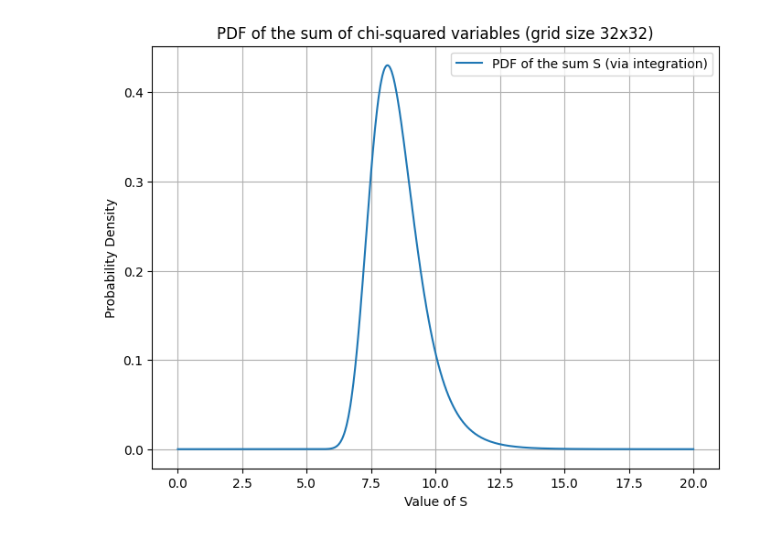
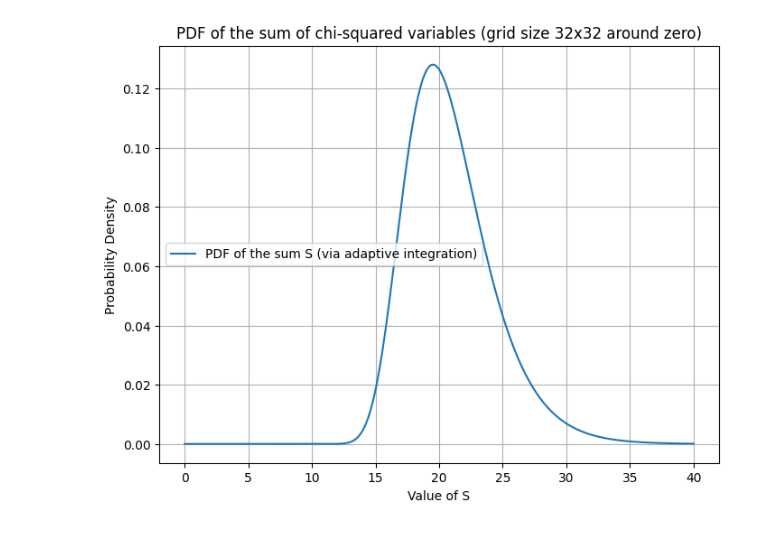
Before and after one commit to warik21/Thesis, a Jupyter notebook: Summing_chi_squared.ipynb, the cells around one changed output. Drawn from its saved outputs; the diff is of its cells as text; code cells hidden in the pictures.

```diff
--- a/Summing_chi_squared.ipynb
+++ b/Summing_chi_squared.ipynb
@@ -36,17 +51,20 @@ def sanity_check_pdf_normalization(s_vals, pdf_vals):
 # %%
 # Generate a range of s values (from 0 to a reasonable upper limit, say 20)
 t_max = 400
-s_vals_integration = np.linspace(0, 20, 500)
-pdf_vals_integration = np.array([pdf_via_integration(s, n, t_max) for s in s_vals_integration])
-
+# Use parallel processing to compute the PDF
+grid = generate_grid(n)  # Generate the new grid
+s_vals_integration = np.linspace(0, 40, 500)
+pdf_vals_integration = Parallel(n_jobs=-1)(
+    delayed(pdf_via_adaptive_integration)(s, grid, t_max=400, num_intervals=20) for s in s_vals_integration
+)
 # Plot the result
 plt.figure(figsize=(8, 6))
-plt.plot(s_vals_integration, pdf_vals_integration, label='PDF of the sum S (via integration)')
-plt.title(f'PDF of the sum of chi-squared variables (grid size {n}x{n})')
+plt.plot(s_vals_integration, pdf_vals_integration, label='PDF of the sum S (via adaptive integration)')
+plt.title(f'PDF of the sum of chi-squared variables (grid size {n}x{n} around zero)')
 plt.xlabel('Value of S')
 plt.ylabel('Probability Density')
 plt.legend()
 plt.grid(True)
 plt.show()
 # %% [output]
-[figure, old version]
+[figure, new version]
```
Also changed, not shown: parts of 4 cells of this notebook.
